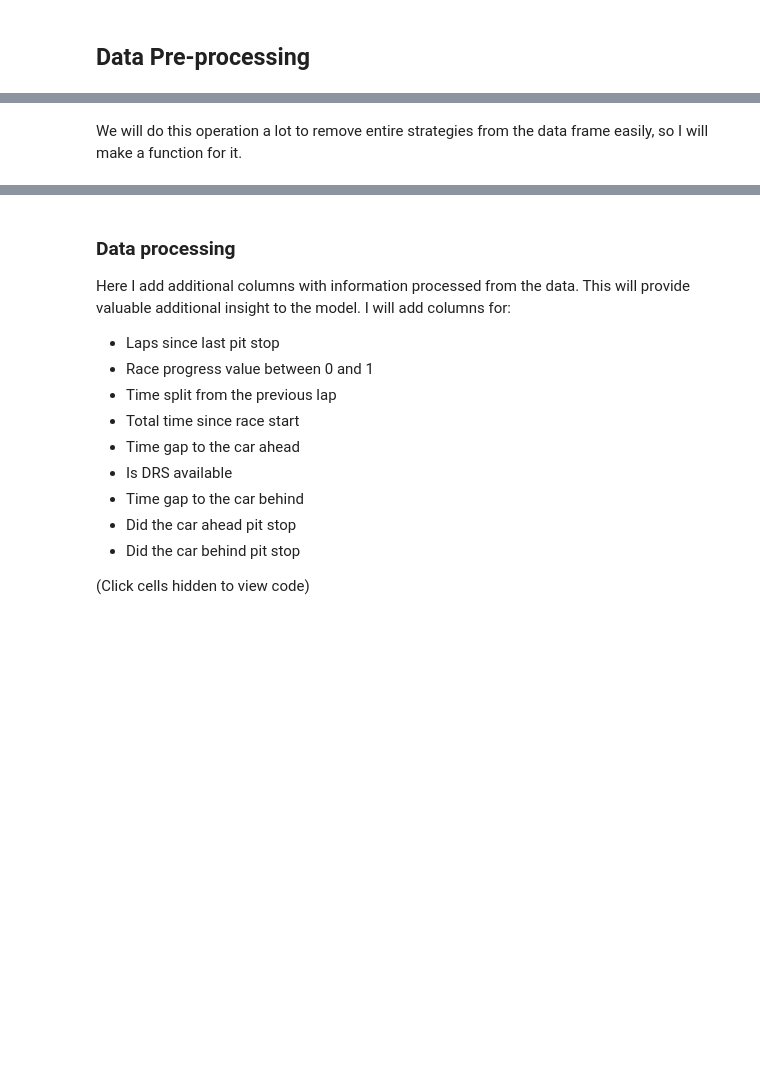
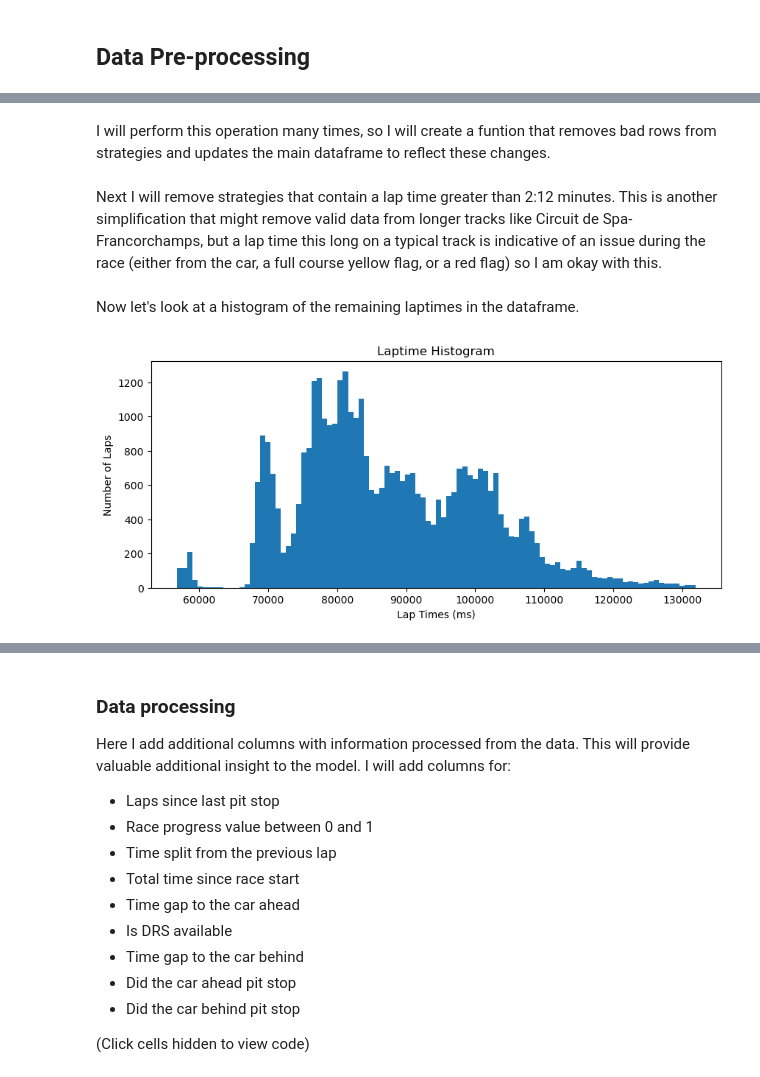
Before and after one commit to krwiles/capstone-project, a Jupyter notebook: project.ipynb, the cells around one changed output, grey strips where cells are left out. Saved outputs shown, nothing was run; the diff lists cells and outputs as text; code cells hidden in the pictures; blank space fills up the shorter version.

```diff
--- a/project.ipynb
+++ b/project.ipynb
@@ -70,5 +74,5 @@ filter_frame = strategies.loc[:, ['raceId', 'driverId', 'circuitId']].set_index(
 df = lap_times.set_index(['raceId', 'driverId']).join(filter_frame, how='inner')
 df = df.reset_index()
 # %% [markdown]
-We will do this operation a lot to remove entire strategies from the data frame easily, so I will make a function for it.
+I will perform this operation many times, so I will create a funtion that removes bad rows from strategies and updates the main dataframe to reflect these changes.
 # %%
@@ -83,4 +87,6 @@ def update_df():
     filter_frame = strategies.loc[:, ['raceId', 'driverId']].set_index(['raceId', 'driverId'])
     df = df.set_index(['raceId', 'driverId']).join(filter_frame, how='inner')
     df = df.reset_index()
+# %% [markdown]
+Next I will remove strategies that contain a lap time greater than 2:12 minutes. This is another simplification that might remove valid data from longer tracks like Circuit de Spa-Francorchamps, but a lap time this long on a typical track is indicative of an issue during the race (either from the car, a full course yellow flag, or a red flag) so I am okay with this.
 # %%
@@ -93,3 +99,14 @@ for row in zip(df['milliseconds'], df['raceId'], df['driverId']):
         strategies.at[(row[1], row[2]), 'bad'] = 1
 
 update_df()
+# %% [markdown]
+Now let's look at a histogram of the remaining laptimes in the dataframe.
+# %%
+plt.figure(figsize=(10,4))
+plt.hist(df['milliseconds'].values, bins=100)
+plt.xlabel('Lap Times (ms)')
+plt.ylabel('Number of Laps')
+plt.title('Laptime Histogram')
+plt.show()
+# %% [output]
+[figure, added]
```
Also changed, not shown: parts of 34 cells of this notebook, 16 other files.
